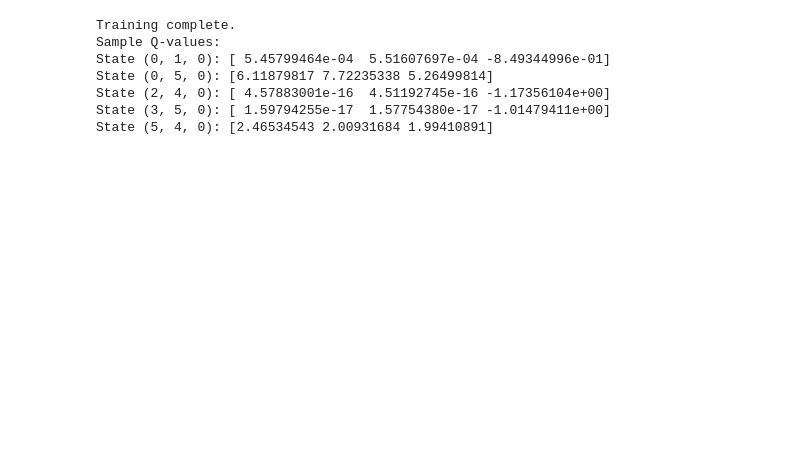
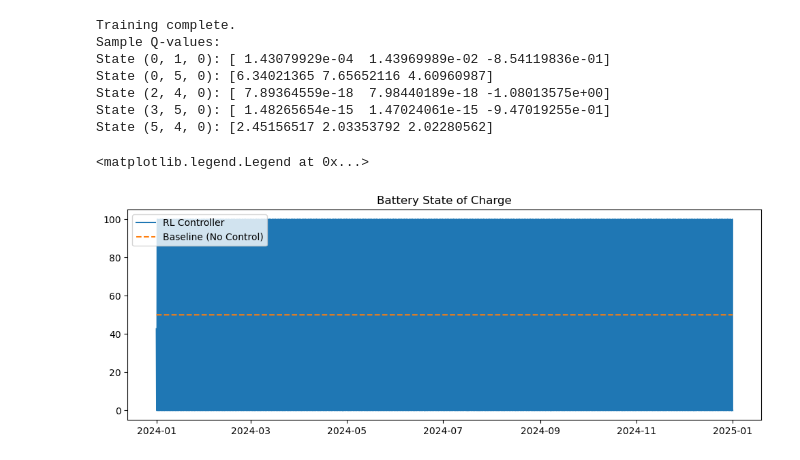
Before and after one commit to myehya1/RL-for-OEM, a Jupyter notebook: notebook/rl_agent.ipynb, the cells around one changed output. Saved outputs shown, nothing was run; the diff lists cells and outputs as text; code cells hidden in the pictures; blank space fills up the shorter version.

```diff
--- a/notebook/rl_agent.ipynb
+++ b/notebook/rl_agent.ipynb
@@ -22,6 +23,7 @@ epsilon = 0.1
 battery_capacity_kwh = 10
 battery_efficiency = 0.95
 
+actions_chosen = []
 
 for episode in range(episodes):
     battery_soc = 0.5 * battery_capacity_kwh
@@ -36,6 +38,7 @@ for episode in range(episodes):
             action_idx = np.argmax(Q_table[state])
 
         action = actions[action_idx]
+        actions_chosen.append(action)
 
         reward = 0
         if action == 'charge' and row['Solar_Power_Generated (kW)'] > row['Load_Demand (kW)']:
@@ -64,11 +67,11 @@ for key in list(Q_table.keys())[:5]:
 # %% [output]
 Training complete.
 Sample Q-values:
-State (0, 1, 0): [ 5.45799464e-04  5.51607697e-04 -8.49344996e-01]
-State (0, 5, 0): [6.11879817 7.72235338 5.26499814]
-State (2, 4, 0): [ 4.57883001e-16  4.51192745e-16 -1.17356104e+00]
-State (3, 5, 0): [ 1.59794255e-17  1.57754380e-17 -1.01479411e+00]
-State (5, 4, 0): [2.46534543 2.00931684 1.99410891]
+State (0, 1, 0): [ 1.43079929e-04  1.43969989e-02 -8.54119836e-01]
+State (0, 5, 0): [6.34021365 7.65652116 4.60960987]
+State (2, 4, 0): [ 7.89364559e-18  7.98440189e-18 -1.08013575e+00]
+State (3, 5, 0): [ 1.48265654e-15  1.47024061e-15 -9.47019255e-01]
+State (5, 4, 0): [2.45156517 2.03353792 2.02280562]
 # %%
 class MicrogridSimulator:
     def __init__(self):
@@ -87,3 +90,12 @@ class MicrogridSimulator:
         grid_used = max(0, load - solar - (self.battery_soc if action=="discharge" else 0))
         self.grid_usage.append(grid_used)
         return self.battery_soc
+# %%
+plt.figure(figsize=(12,4))
+plt.plot(df['Timestamp'], df['Battery_SOC (%)'], label='RL Controller')
+plt.plot(df['Timestamp'], [50]*len(df), '--', label='Baseline (No Control)')
+plt.title("Battery State of Charge")
+plt.legend()
+# %% [output]
+<matplotlib.legend.Legend at 0x...>
+[figure, added]
```
Also changed, not shown: parts of 4 cells of this notebook.
